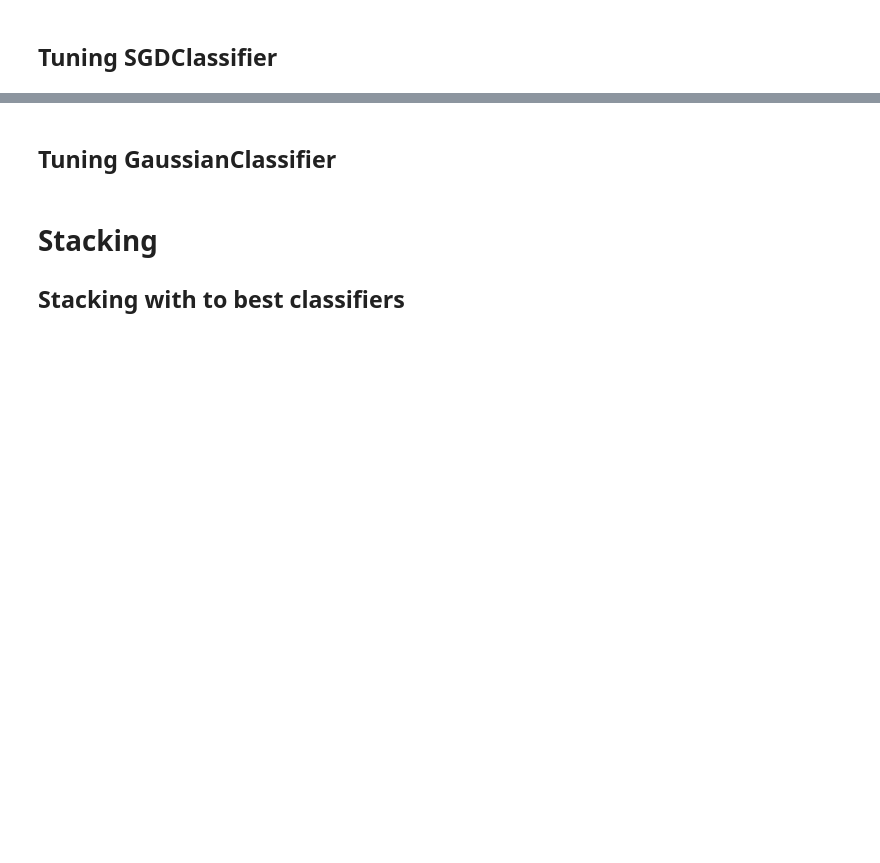
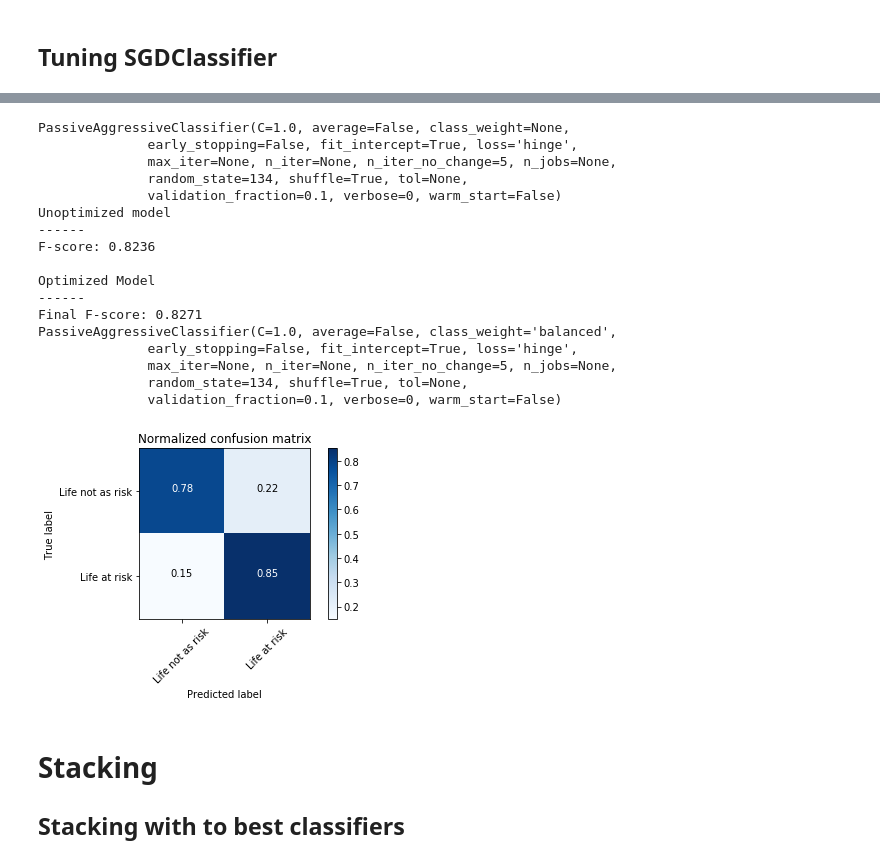
Before and after one commit to mrugeles/Supersalud-PQRSD, a Jupyter notebook: 5) Model Creation and Evaluation.ipynb, the cells around one changed output, grey strips where cells are left out. Cells and saved outputs as stored; diff of their text form; code cells hidden in the pictures; blank space fills up the shorter version.

```diff
--- a/5) Model Creation and Evaluation.ipynb
+++ b/5) Model Creation and Evaluation.ipynb
@@ -124,20 +141,37 @@ XGBClassifier(base_score=0.5, booster='gbtree', colsample_bylevel=1,
 # %%
-from sklearn.ensemble import AdaBoostClassifier
-ada_classifier = AdaBoostClassifier(random_state = seed)
+from sklearn.linear_model import PassiveAggressiveClassifier
+pa_classifier = PassiveAggressiveClassifier(random_state = seed)
 
-adaParameters = {
-  'learning_rate':[0.1, 0.5, 1],
-  'algorithm' :['SAMME', 'SAMME.R']
+pa_parameters = {
+  'class_weight' :['balanced']
 }
+print(pa_classifier)
+pa_classifier, default_pa_score, tuned_pa_score, cnf_pa_matrix = model_utils.tune_classifier(pa_classifier, pa_parameters, X_train, X_test, y_train, y_test)
 
-ada_classifier, default_ada_score, tuned_ada_score, cnf_ada_matrix = model_utils.tune_classifier(ada_classifier, adaParameters,  X_train, X_test, y_train, y_test)
+model_utils.plot_confusion_matrix(cnf_pa_matrix, classes=['Life not as risk', 'Life at risk'], normalize = True)
+print("Unoptimized model\n------")
+print("F-score: {:.4f}".format(default_pa_score))
+print("\nOptimized Model\n------")
+print("Final F-score: {:.4f}".format(tuned_pa_score))
 
-model_utils.plot_confusion_matrix(cnf_ada_matrix, classes=['Life not as risk', 'Life at risk'], normalize = True)
-print("Unoptimized model\n------")
-print("F-score on testing data: {:.4f}".format(default_ada_score))
-print("\nOptimized Model\n------")
-print("Final F-score on the testing data: {:.4f}".format(tuned_ada_score))
-
-joblib.dump(ada_classifier, 'ada_classifier.joblib')
+joblib.dump(pa_classifier, 'pa_classifier.joblib')
+print(pa_classifier)
+# %% [output]
+PassiveAggressiveClassifier(C=1.0, average=False, class_weight=None,
+              early_stopping=False, fit_intercept=True, loss='hinge',
+              max_iter=None, n_iter=None, n_iter_no_change=5, n_jobs=None,
+              random_state=134, shuffle=True, tol=None,
+              validation_fraction=0.1, verbose=0, warm_start=False)
+Unoptimized model
+------
+F-score: 0.8236
+
+Optimized Model
+------
+Final F-score: 0.8271
+PassiveAggressiveClassifier(C=1.0, average=False, class_weight='balanced',
+              early_stopping=False, fit_intercept=True, loss='hinge',
+              max_iter=None, n_iter=None, n_iter_no_change=5, n_jobs=None,
+              random_state=134, shuffle=True, tol=None,
+              validation_fraction=0.1, verbose=0, warm_start=False)
+[figure, added]
-# %% [markdown]
-## Tuning GaussianClassifier
```
Also changed, not shown: parts of 9 cells of this notebook, 4 other files.
